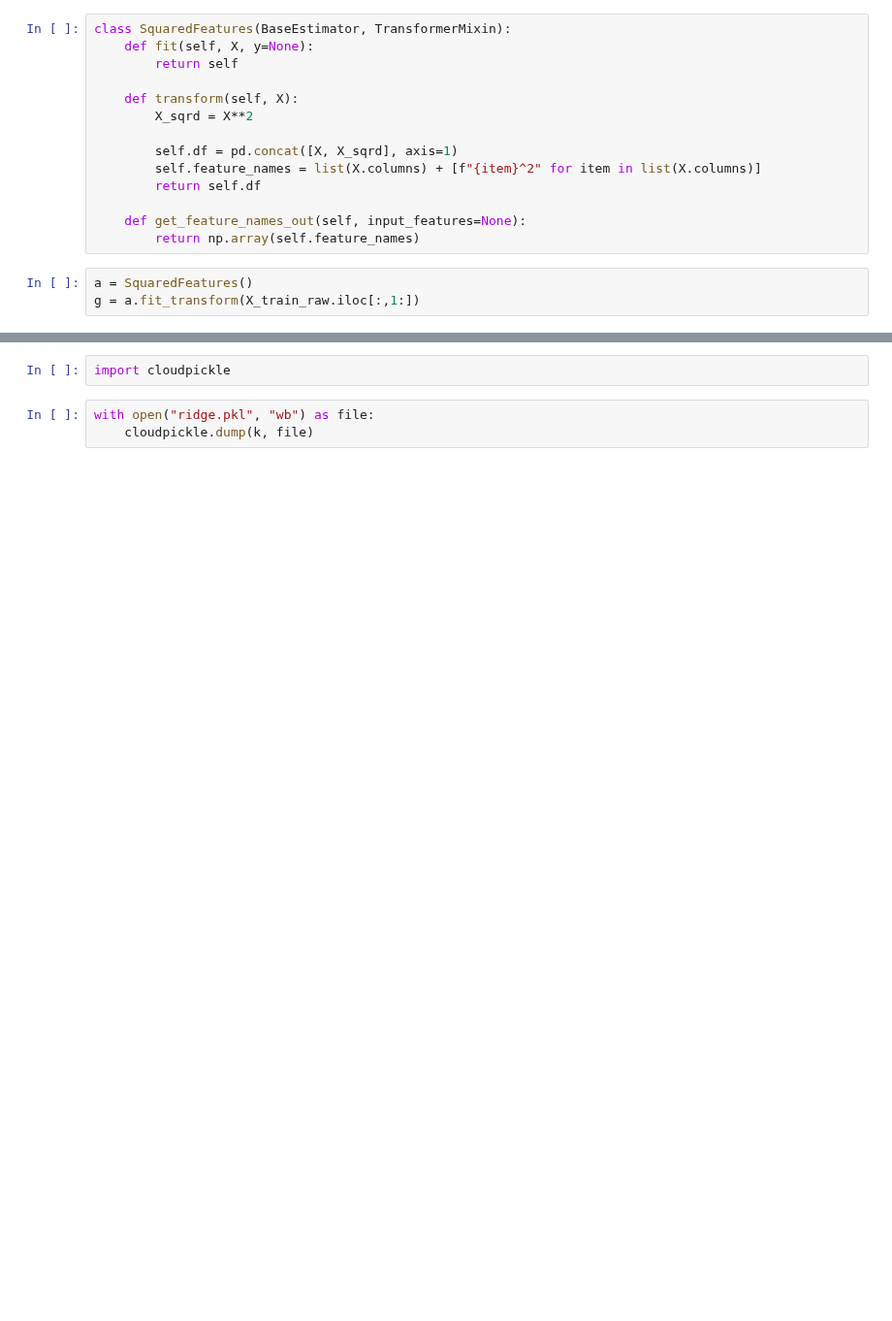
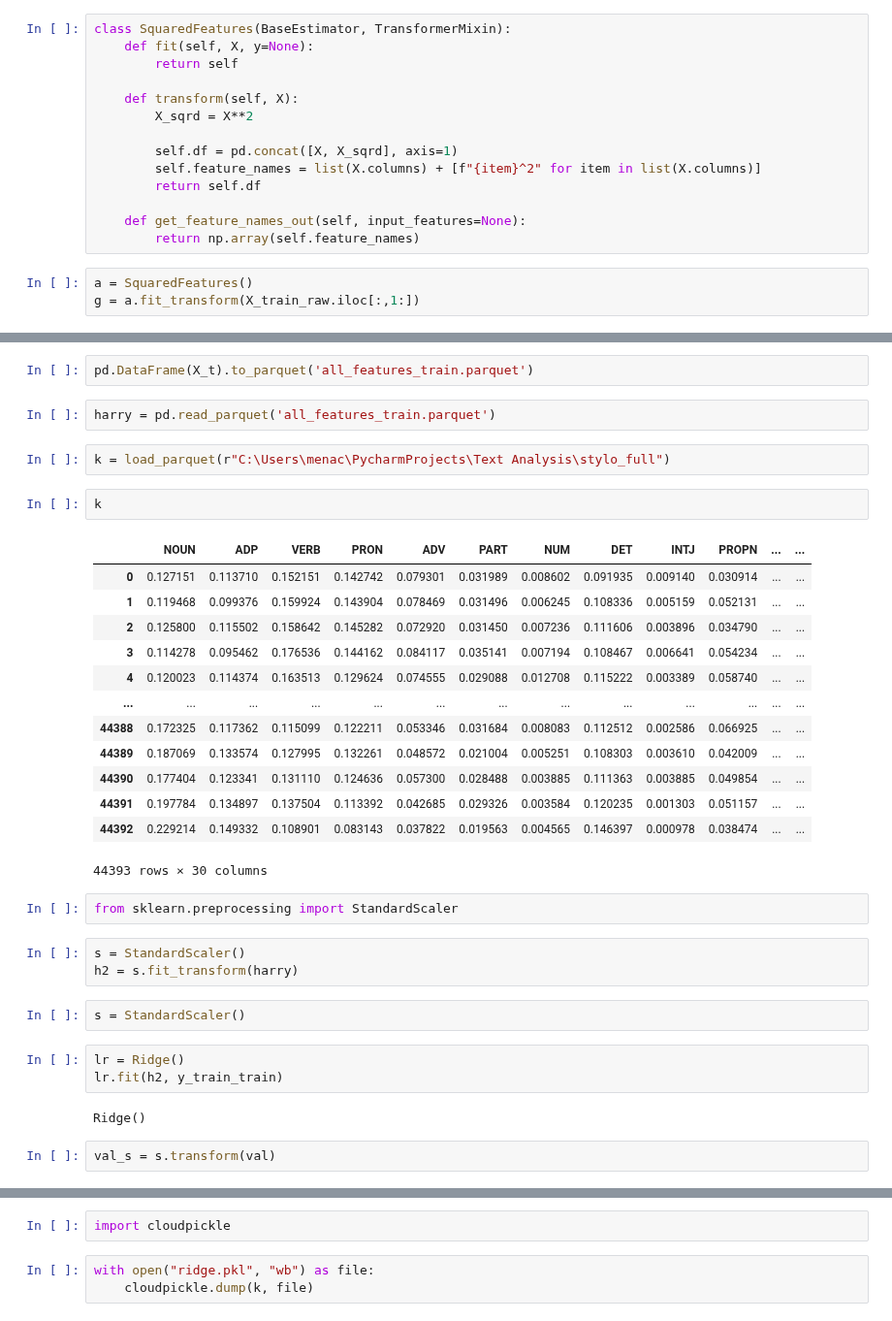
Before and after one commit to Menachem631/author-birth-year, a Jupyter notebook: Begin.ipynb, the cells around one changed output, grey strips where cells are left out. Shown at 97% size. Saved outputs shown, nothing was run; the diff lists cells and outputs as text; blank space fills up the shorter version.

```diff
--- a/Begin.ipynb
+++ b/Begin.ipynb
@@ -520,0 +901,36 @@ r2_score(y_valid, c)
+# %%
+pd.DataFrame(X_t).to_parquet('all_features_train.parquet')
+# %%
+harry = pd.read_parquet('all_features_train.parquet')
+# %%
+k = load_parquet(r"C:\Users\menac\PycharmProjects\Text Analysis\stylo_full")
+# %%
+k
+# %% [output]
+|  | NOUN | ADP | VERB | PRON | ADV | PART | NUM | DET | INTJ | PROPN | ... | ... |
+| 0 | 0.127151 | 0.113710 | 0.152151 | 0.142742 | 0.079301 | 0.031989 | 0.008602 | 0.091935 | 0.009140 | 0.030914 | ... | ... |
+| 1 | 0.119468 | 0.099376 | 0.159924 | 0.143904 | 0.078469 | 0.031496 | 0.006245 | 0.108336 | 0.005159 | 0.052131 | ... | ... |
+| 2 | 0.125800 | 0.115502 | 0.158642 | 0.145282 | 0.072920 | 0.031450 | 0.007236 | 0.111606 | 0.003896 | 0.034790 | ... | ... |
+| 3 | 0.114278 | 0.095462 | 0.176536 | 0.144162 | 0.084117 | 0.035141 | 0.007194 | 0.108467 | 0.006641 | 0.054234 | ... | ... |
+| 4 | 0.120023 | 0.114374 | 0.163513 | 0.129624 | 0.074555 | 0.029088 | 0.012708 | 0.115222 | 0.003389 | 0.058740 | ... | ... |
+| ... | ... | ... | ... | ... | ... | ... | ... | ... | ... | ... | ... | ... |
+| 44388 | 0.172325 | 0.117362 | 0.115099 | 0.122211 | 0.053346 | 0.031684 | 0.008083 | 0.112512 | 0.002586 | 0.066925 | ... | ... |
+| 44389 | 0.187069 | 0.133574 | 0.127995 | 0.132261 | 0.048572 | 0.021004 | 0.005251 | 0.108303 | 0.003610 | 0.042009 | ... | ... |
+| 44390 | 0.177404 | 0.123341 | 0.131110 | 0.124636 | 0.057300 | 0.028488 | 0.003885 | 0.111363 | 0.003885 | 0.049854 | ... | ... |
+| 44391 | 0.197784 | 0.134897 | 0.137504 | 0.113392 | 0.042685 | 0.029326 | 0.003584 | 0.120235 | 0.001303 | 0.051157 | ... | ... |
+| 44392 | 0.229214 | 0.149332 | 0.108901 | 0.083143 | 0.037822 | 0.019563 | 0.004565 | 0.146397 | 0.000978 | 0.038474 | ... | ... |
+44393 rows × 30 columns
+# %%
+from sklearn.preprocessing import StandardScaler
+# %%
+s = StandardScaler()
+h2 = s.fit_transform(harry)
+# %%
+s = StandardScaler()
+# %%
+lr = Ridge()
+lr.fit(h2, y_train_train)
+# %% [output]
+Ridge()
+# %%
+val_s = s.transform(val)
```
Also changed, not shown: parts of 133 cells of this notebook, 7 other files.
